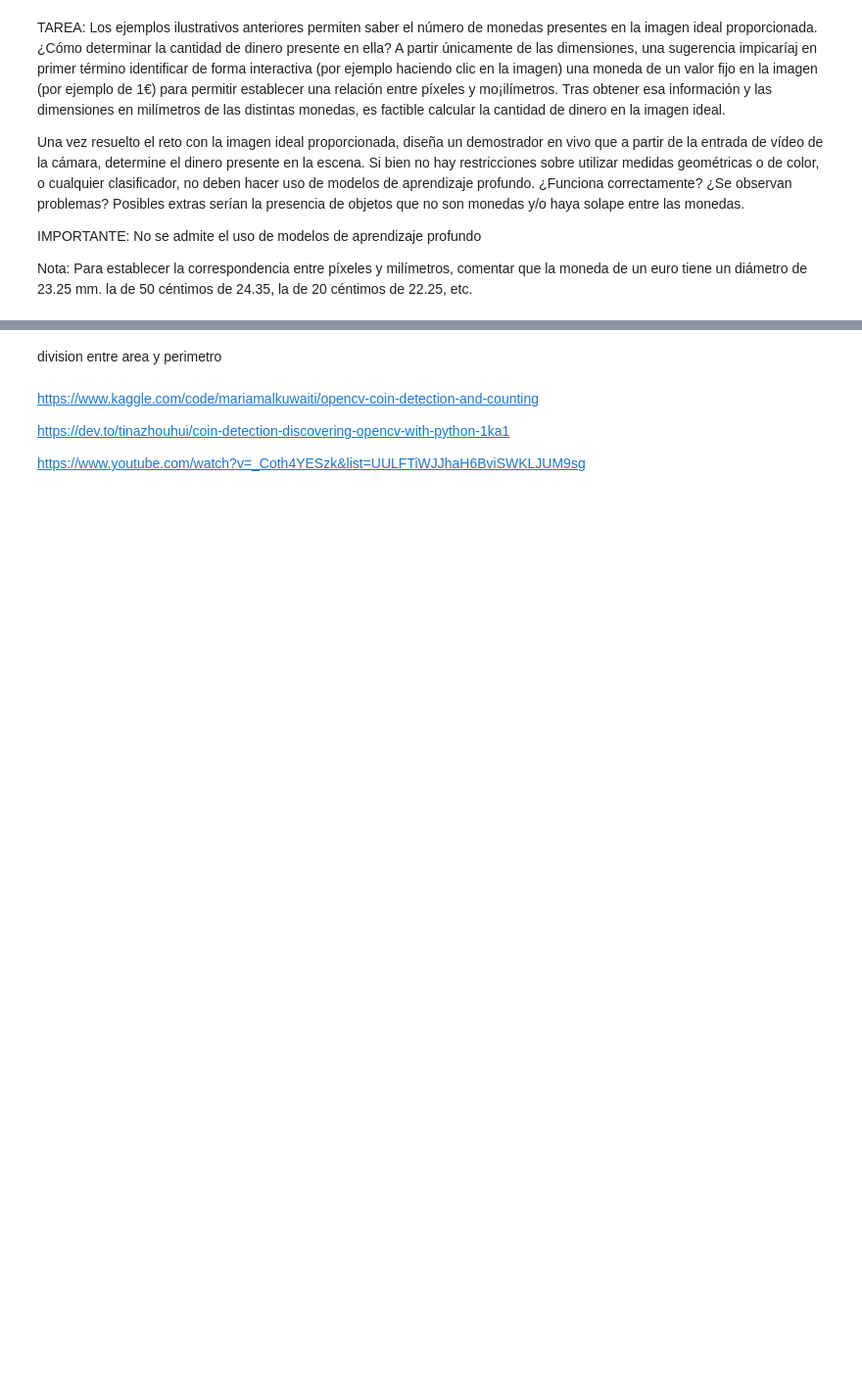
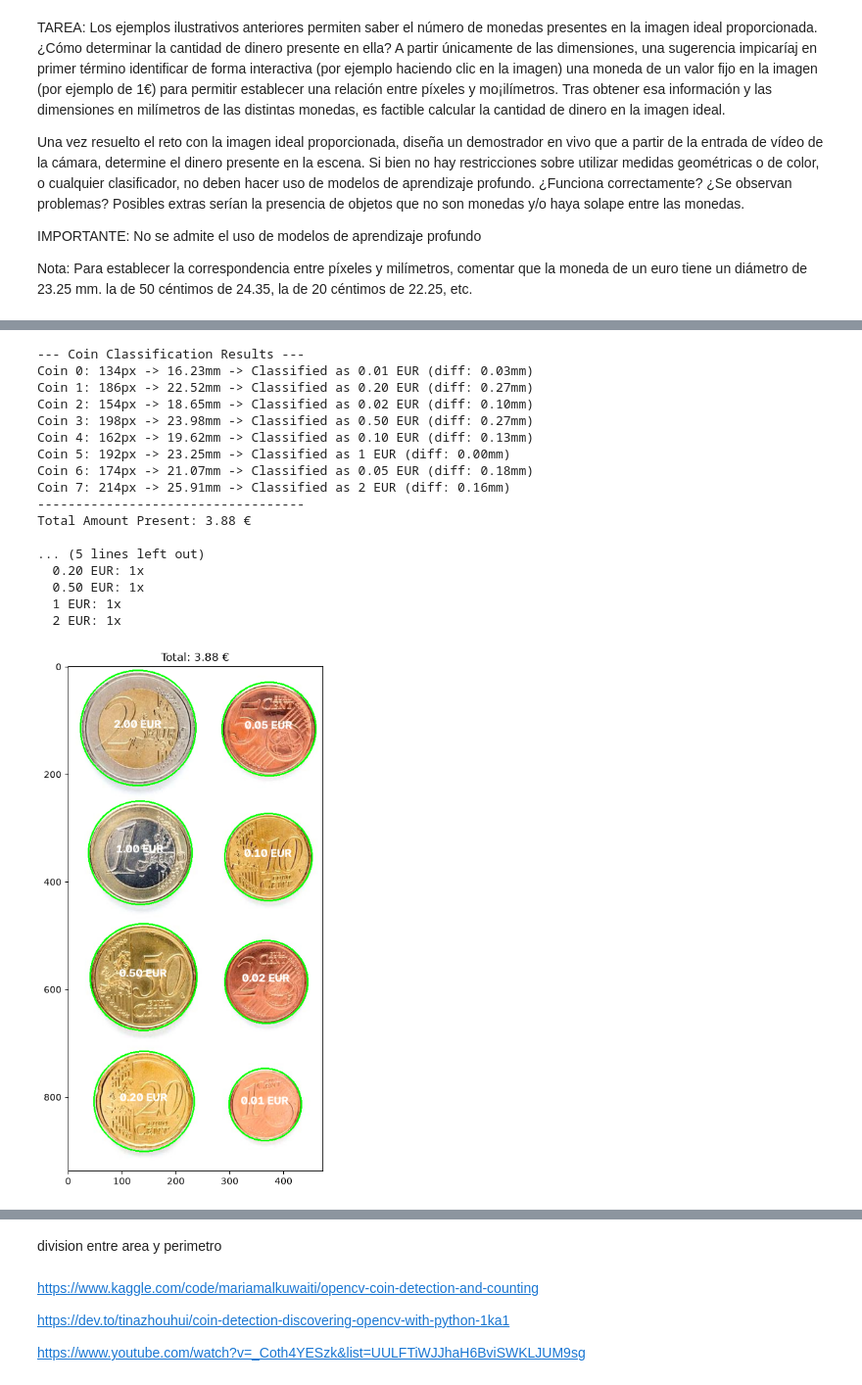
Before and after one commit to SkinnyDevi/computer-vision, a Jupyter notebook: P3/VC_P3_FMV.ipynb, the cells around one changed output, grey strips where cells are left out. Shown at 98% size. Saved outputs shown, nothing was run; the diff lists cells and outputs as text; code cells hidden in the pictures; blank space fills up the shorter version.

```diff
--- a/P3/VC_P3_FMV.ipynb
+++ b/P3/VC_P3_FMV.ipynb
@@ -80,0 +149,64 @@ Coins in the image:  9
+# %%
+def classify_and_sum_coins(coins, pixel_to_mm_ratio, img_rgb, debug=False):
+    total_amount = 0.0
+    counts = {k: 0 for k in EURO_DATA}
+    annotated_img = img_rgb.copy()
+
+    def debug_print(msg: str):
+        if not debug:
+            return
+        print(msg)
+
+    debug_print("\n--- Coin Classification Results ---")
+    for i, (x, y, radius, diameter_px) in enumerate(coins):
+        # Encontramos diametro en mm
+        diameter_mm = diameter_px * pixel_to_mm_ratio
+
+        # Encontramos el mejor aproximado al valor real
+        best_coin = min(EURO_DATA.items(), key=lambda item: abs(diameter_mm - item[1]["diameter"]))
+        coin_name, coin_info = best_coin
+
+        value = coin_info["value"]
+        total_amount += value
+        counts[coin_name] += 1
+
+        diff = abs(diameter_mm - coin_info["diameter"])
+        debug_print(f"Coin {i}: {diameter_px}px -> {diameter_mm:.2f}mm -> Classified as {coin_name} (diff: {diff:.2f}mm)")
+
+        cv2.circle(annotated_img, (x, y), radius, (0, 255, 0), 2)
+        cv2.putText(annotated_img, f"{value:.2f} EUR", (x - 45, y),
+                    cv2.FONT_HERSHEY_SIMPLEX, 0.7, (255,255,255), 2)
+
+    debug_print("-----------------------------------")
+    debug_print(f"Total Amount Present: {total_amount:.2f} €\n")
+    debug_print("Breakdown:")
+    for coin_name, cnt in counts.items():
+        if cnt > 0:
+            debug_print(f"  {coin_name}: {cnt}x")
+
+    if debug:
+        plot_img(annotated_img, title=f"Total: {total_amount:.2f} €")
+    return total_amount, counts, annotated_img
+
+if calibrated:
+    coin_to_rgb = cv2.cvtColor(coin_img, cv2.COLOR_BGR2RGB)
+    total_val, coin_counts, _ = classify_and_sum_coins(detected_coins, pixel_to_mm_ratio, coin_to_rgb, debug=True)
+# %% [output]
+--- Coin Classification Results ---
+Coin 0: 134px -> 16.23mm -> Classified as 0.01 EUR (diff: 0.03mm)
+Coin 1: 186px -> 22.52mm -> Classified as 0.20 EUR (diff: 0.27mm)
+Coin 2: 154px -> 18.65mm -> Classified as 0.02 EUR (diff: 0.10mm)
+Coin 3: 198px -> 23.98mm -> Classified as 0.50 EUR (diff: 0.27mm)
+Coin 4: 162px -> 19.62mm -> Classified as 0.10 EUR (diff: 0.13mm)
+Coin 5: 192px -> 23.25mm -> Classified as 1 EUR (diff: 0.00mm)
+Coin 6: 174px -> 21.07mm -> Classified as 0.05 EUR (diff: 0.18mm)
+Coin 7: 214px -> 25.91mm -> Classified as 2 EUR (diff: 0.16mm)
+-----------------------------------
+Total Amount Present: 3.88 €
+
+... (5 lines left out)
+  0.20 EUR: 1x
+  0.50 EUR: 1x
+  1 EUR: 1x
+  2 EUR: 1x
+[figure, added]
```
Also changed, not shown: parts of 9 cells of this notebook, 1 other file.
